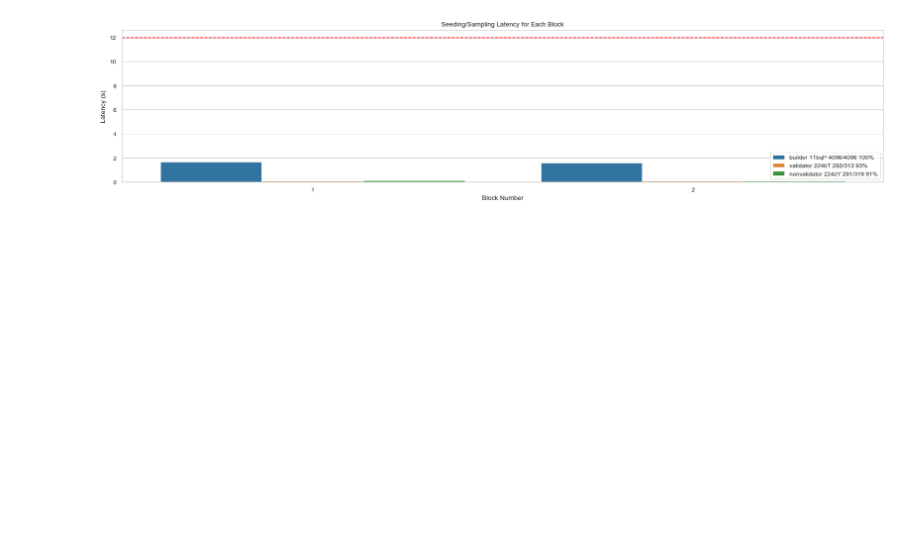
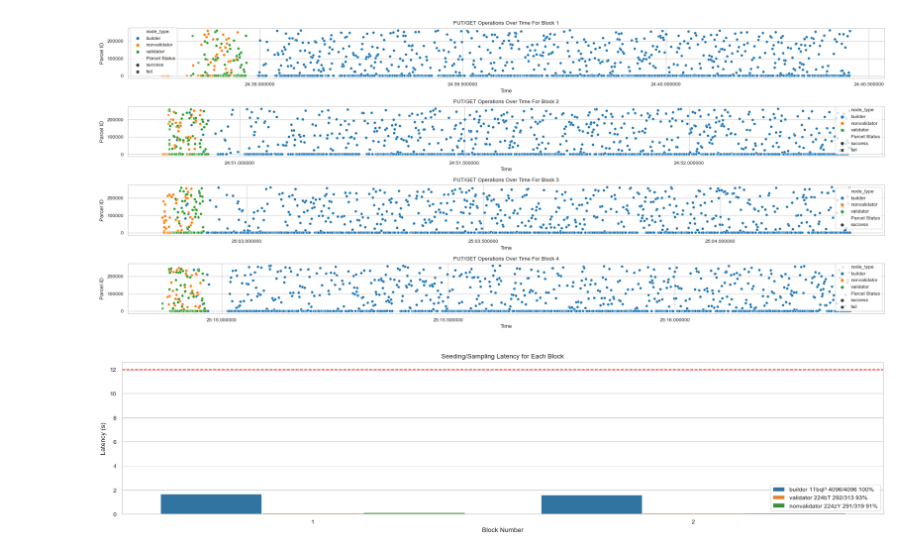
Before and after one commit to datahop/libp2p-das, a Jupyter notebook: notebook.ipynb, the cells around one changed output. Cells and saved outputs as stored; diff of their text form; code cells hidden in the pictures; blank space fills up the shorter version.

Commit message:
Added plots for putget operations over time per block

```diff
--- a/notebook.ipynb
+++ b/notebook.ipynb
@@ -103,34 +103,47 @@ builder_latency_df['block_id'] = range(len(builder_latency_df))
 builder_latency_df["node_type"] = "builder"
 builder_latency_df = builder_latency_df[ ["node_type", "filename", "block_id", "Latency (s)"] ]
 builder_latency_df = get_total_stats(builder_latency_df)
 
 # Merge all latency stats
 latency_df = pd.concat([builder_latency_df, validator_latency_df, non_validator_latency_df])
 latency_df['node_label'] = latency_df['node_type'] + " " + latency_df['filename'].apply(lambda x: x[:5])
 latency_df['Successful PUT/GETs'] = latency_df['Successful PUT/GETs'].astype(int)
 latency_df['Total PUT/GETs'] = latency_df['Total PUT/GETs'].astype(int)
 latency_df['Successful/Total Label'] = latency_df['Successful PUT/GETs'].astype(str) + '/' + latency_df['Total PUT/GETs'].astype(str)
 latency_df['Percentage'] = (latency_df['Successful PUT/GETs'] / latency_df['Total PUT/GETs'] * 100).round().astype(int)
 latency_df['node_label'] = latency_df['node_label'] + " " + latency_df['Successful/Total Label'].astype(str) + " " + latency_df['Percentage'].astype(str) + "%"
 
 # Remove first and last block
 latency_df = latency_df[ (latency_df['block_id'] != 0) & (latency_df['block_id'] != len(builder_latency_df) - 1) ]
 
-node_ids = latency_df['filename'].unique()
-
 putget_operations_df = get_operations()
 putget_operations_df.to_csv("putget_operations.csv", index=False)
 
-# Plot multi bar chart of latency for each block
+block_ids = putget_operations_df['Block ID'].unique()
+
+fig, axes = plt.subplots(len(block_ids), 1, figsize=(20, 2*len(block_ids)))
+for i, block_id in enumerate(block_ids):
+    block_df = putget_operations_df[putget_operations_df['Block ID'] == block_id]
+    axes[i].set_title("PUT/GET Operations Over Time For Block " + str(block_id))
+    sns.scatterplot(x="timestamps", y="Parcel ID", style="Parcel Status", data=block_df, hue="node_type", ax=axes[i])
+    axes[i].set_xlabel("Time")
+    axes[i].set_ylabel("Parcel ID")
+    axes[i].legend()
+plt.tight_layout()
+plt.show()
+
 sns.set_style("whitegrid")
 sns.set_context("paper")
+
+# Plot multi bar chart of latency for each block
 plt.figure(figsize=(20, 4))
 plt.title("Seeding/Sampling Latency for Each Block")
 sns.barplot(x="block_id", y="Latency (s)", hue="node_label", data=latency_df)
 plt.xlabel("Block Number")
 plt.ylabel("Latency (s)")
 plt.axhline(y=12, color='red', linestyle='--')
 plt.legend()
 plt.show()
 # %% [output]
-[figure, old version]
+[figure, new version]
+[figure, added]
```
